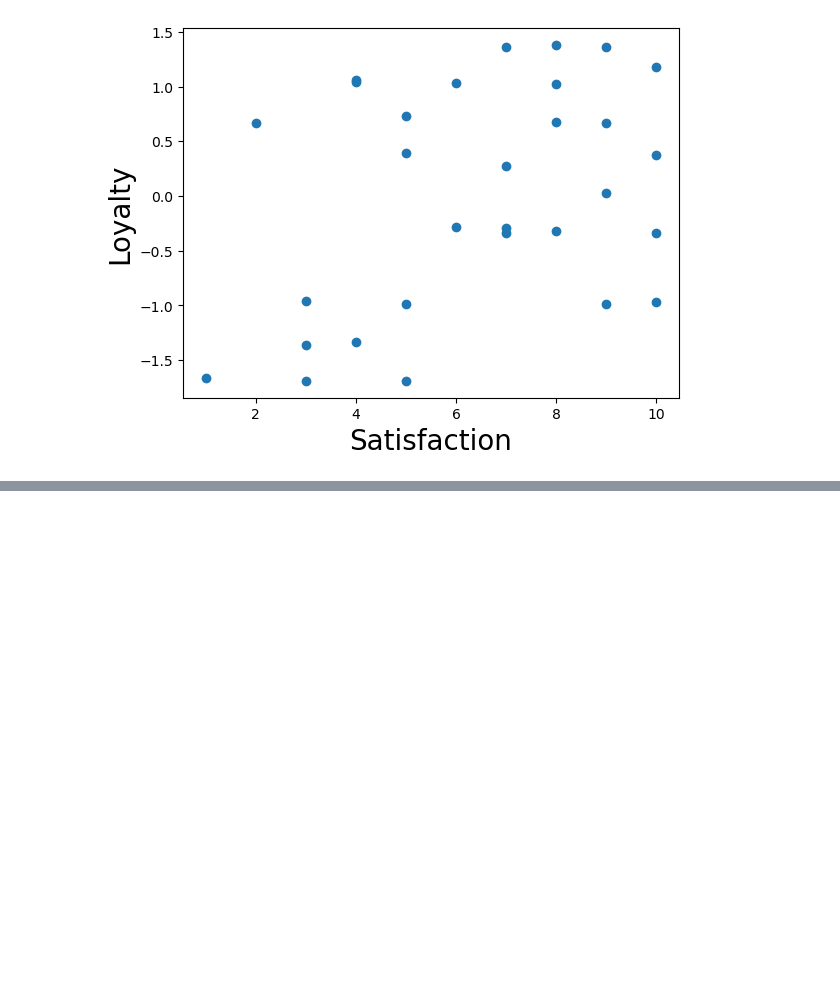
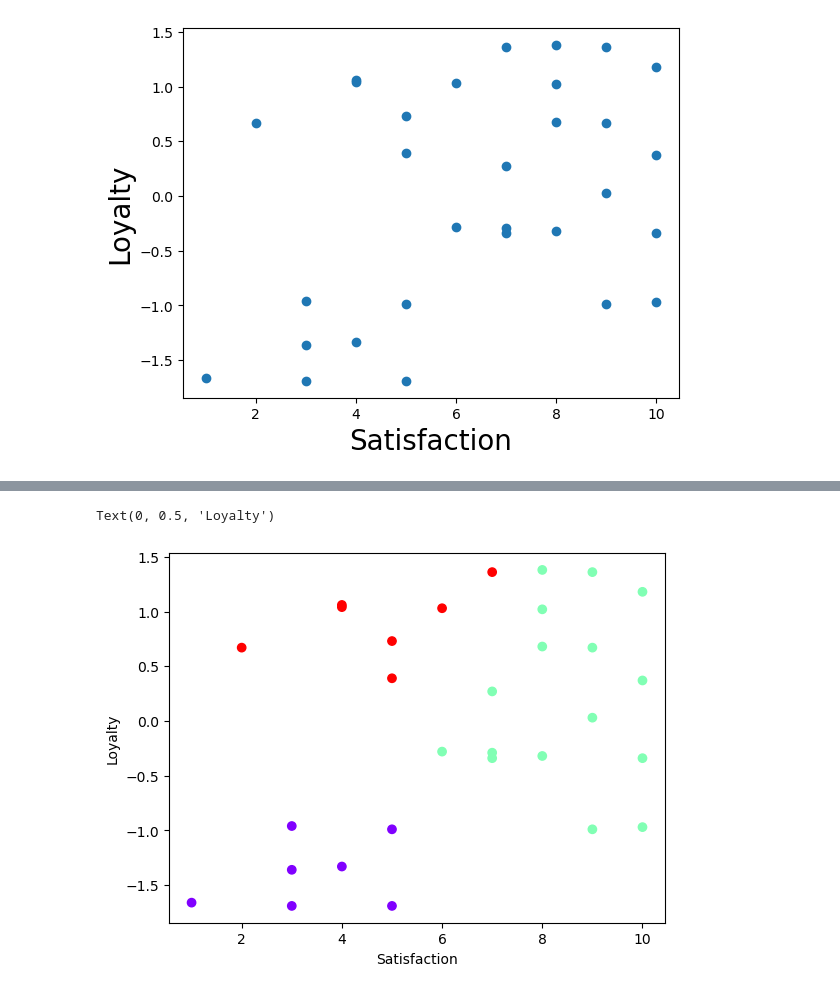
Before and after one commit to Kyotun/ML, a Jupyter notebook: loyalty-satisfaction/main.ipynb, the cells around one changed output, grey strips where cells are left out. Saved outputs shown, nothing was run; the diff lists cells and outputs as text; code cells hidden in the pictures; blank space fills up the shorter version.

```diff
--- a/loyalty-satisfaction/main.ipynb
+++ b/loyalty-satisfaction/main.ipynb
@@ -39,0 +164,15 @@ x = data.copy()
+# %%
+kmeans_new = KMeans(3)
+kmeans_new.fit(x_scaled)
+cluster_new = x.copy()
+cluster_new['cluster_prediction'] = kmeans_new.fit_predict(x_scaled)
+# %%
+plt.scatter(cluster_new['Satisfaction'], cluster_new['Loyalty'], c=cluster_new['cluster_prediction'], cmap='rainbow')
+plt.xlabel('Satisfaction')
+plt.ylabel('Loyalty')
+#allienated: red
+#supporters: purple
+#others: green
+# %% [output]
+Text(0, 0.5, 'Loyalty')
+[figure, added]
```
Also changed, not shown: parts of 15 cells of this notebook.
